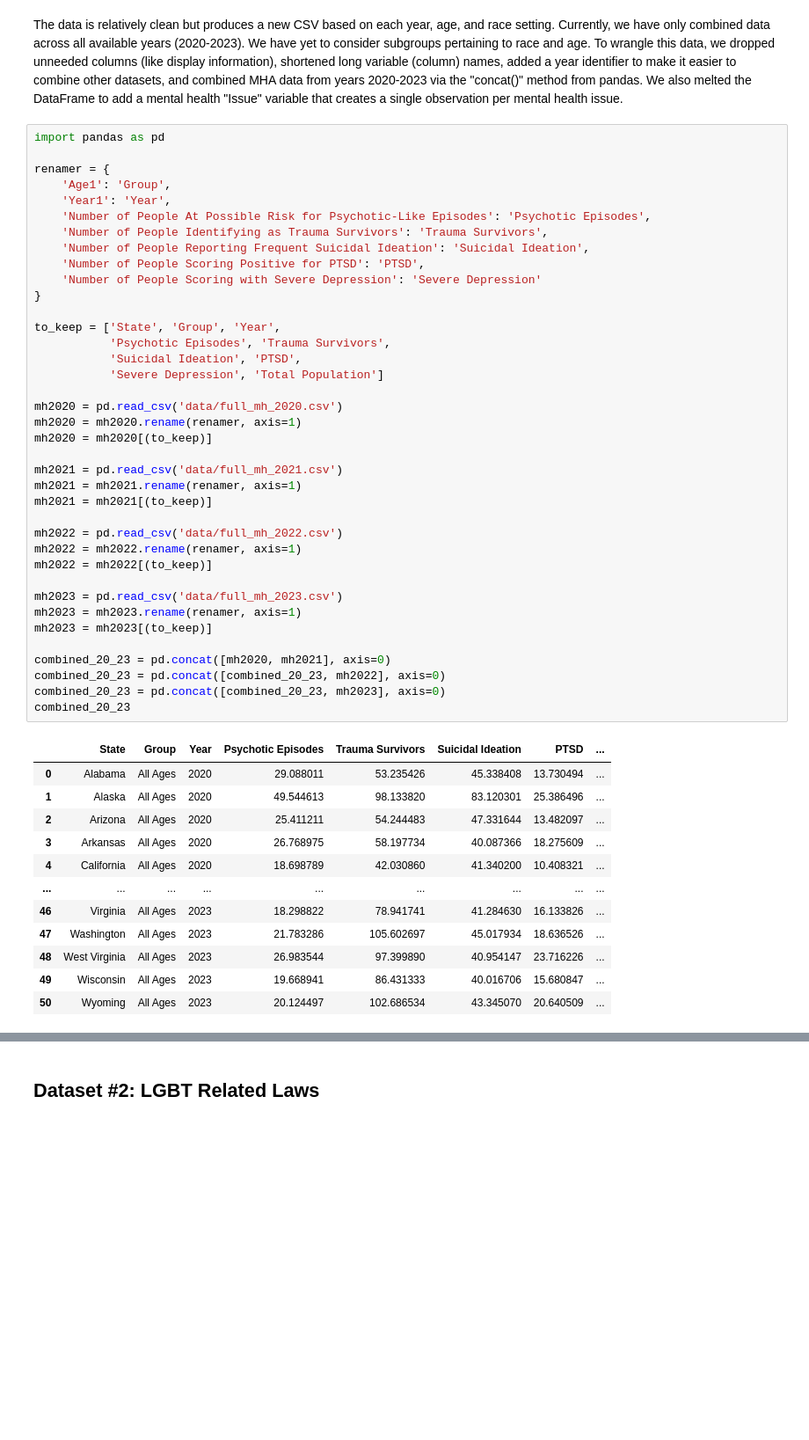
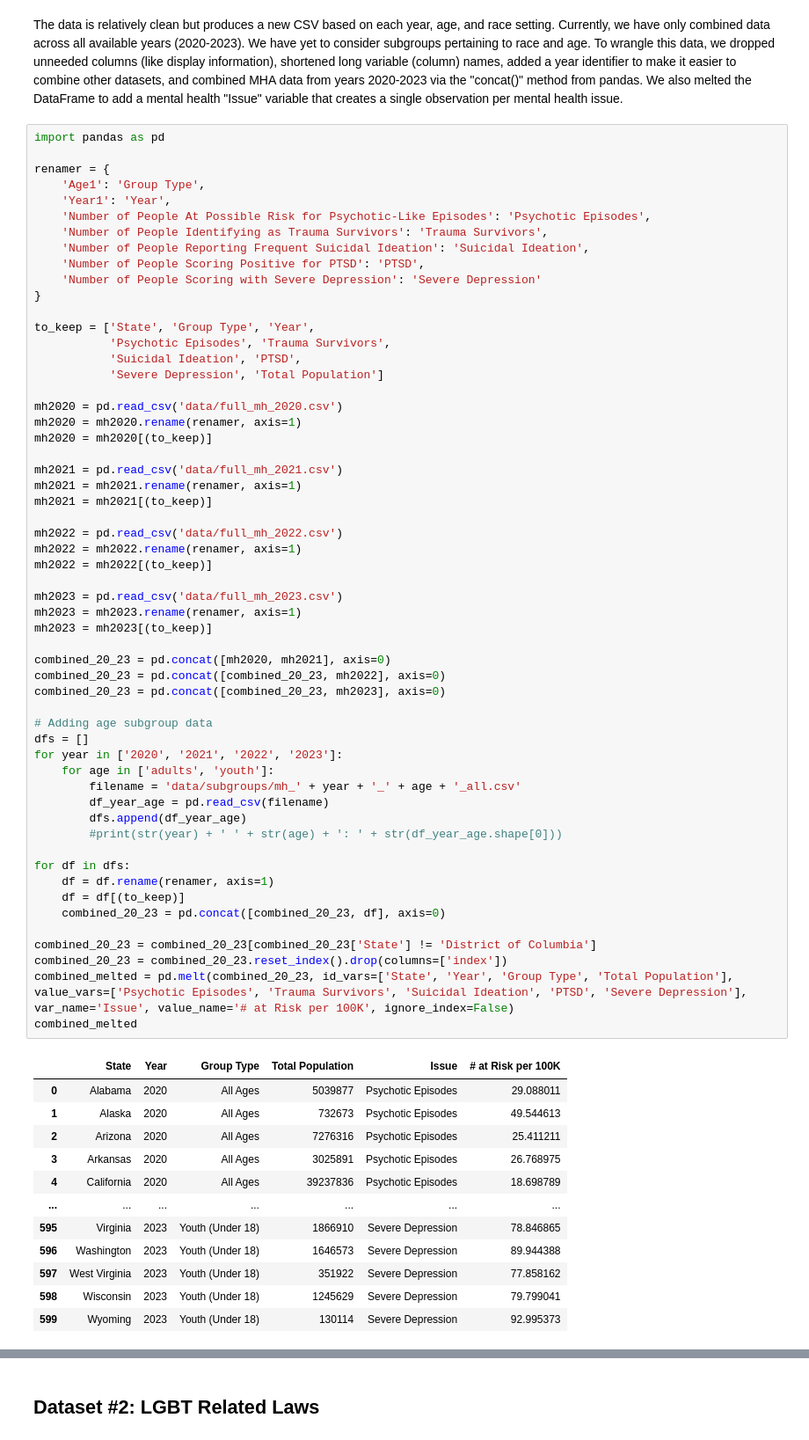
Before and after one commit to sofiatka/LGBTQ-Laws-and-MH, a Jupyter notebook: EDACheckpoint_Group126_WI24.ipynb, the cells around one changed output, grey strips where cells are left out. Shown at 88% size. Saved outputs shown, nothing was run; the diff lists cells and outputs as text; blank space fills up the shorter version.

Commit message:
updated data 1 code'

```diff
--- a/EDACheckpoint_Group126_WI24.ipynb
+++ b/EDACheckpoint_Group126_WI24.ipynb
@@ -125,50 +125,68 @@ The data is relatively clean but produces a new CSV based on each year, age, and
 import pandas as pd
 
 renamer = {
-    'Age1': 'Group',
+    'Age1': 'Group Type',
     'Year1': 'Year',
     'Number of People At Possible Risk for Psychotic-Like Episodes': 'Psychotic Episodes',
     'Number of People Identifying as Trauma Survivors': 'Trauma Survivors',
     'Number of People Reporting Frequent Suicidal Ideation': 'Suicidal Ideation',
     'Number of People Scoring Positive for PTSD': 'PTSD',
     'Number of People Scoring with Severe Depression': 'Severe Depression'
 }
 
-to_keep = ['State', 'Group', 'Year',
+to_keep = ['State', 'Group Type', 'Year',
            'Psychotic Episodes', 'Trauma Survivors',
            'Suicidal Ideation', 'PTSD',
            'Severe Depression', 'Total Population']
 
 mh2020 = pd.read_csv('data/full_mh_2020.csv')
 mh2020 = mh2020.rename(renamer, axis=1)
 mh2020 = mh2020[(to_keep)]
 
 mh2021 = pd.read_csv('data/full_mh_2021.csv')
 mh2021 = mh2021.rename(renamer, axis=1)
 mh2021 = mh2021[(to_keep)]
 
 mh2022 = pd.read_csv('data/full_mh_2022.csv')
 mh2022 = mh2022.rename(renamer, axis=1)
 mh2022 = mh2022[(to_keep)]
 
 mh2023 = pd.read_csv('data/full_mh_2023.csv')
 mh2023 = mh2023.rename(renamer, axis=1)
 mh2023 = mh2023[(to_keep)]
 
 combined_20_23 = pd.concat([mh2020, mh2021], axis=0)
 combined_20_23 = pd.concat([combined_20_23, mh2022], axis=0)
 combined_20_23 = pd.concat([combined_20_23, mh2023], axis=0)
-combined_20_23
+
+# Adding age subgroup data
+dfs = []
+for year in ['2020', '2021', '2022', '2023']:
+    for age in ['adults', 'youth']:
+        filename = 'data/subgroups/mh_' + year + '_' + age + '_all.csv'
+        df_year_age = pd.read_csv(filename)
+        dfs.append(df_year_age)
+        #print(str(year) + ' ' + str(age) + ': ' + str(df_year_age.shape[0]))
+
+for df in dfs:
+    df = df.rename(renamer, axis=1)
+    df = df[(to_keep)]
+    combined_20_23 = pd.concat([combined_20_23, df], axis=0)
+
+combined_20_23 = combined_20_23[combined_20_23['State'] != 'District of Columbia']
+combined_20_23 = combined_20_23.reset_index().drop(columns=['index'])
+combined_melted = pd.melt(combined_20_23, id_vars=['State', 'Year', 'Group Type', 'Total Population'], value_vars=['Psychotic Episodes', 'Trauma Survivors', 'Suicidal Ideation', 'PTSD', 'Severe Depression'], var_name='Issue', value_name='# at Risk per 100K', ignore_index=False)
+combined_melted
 # %% [output]
-|  | State | Group | Year | Psychotic Episodes | Trauma Survivors | Suicidal Ideation | PTSD | ... |
-| 0 | Alabama | All Ages | 2020 | 29.088011 | 53.235426 | 45.338408 | 13.730494 | ... |
-| 1 | Alaska | All Ages | 2020 | 49.544613 | 98.133820 | 83.120301 | 25.386496 | ... |
-| 2 | Arizona | All Ages | 2020 | 25.411211 | 54.244483 | 47.331644 | 13.482097 | ... |
-| 3 | Arkansas | All Ages | 2020 | 26.768975 | 58.197734 | 40.087366 | 18.275609 | ... |
-| 4 | California | All Ages | 2020 | 18.698789 | 42.030860 | 41.340200 | 10.408321 | ... |
-| ... | ... | ... | ... | ... | ... | ... | ... | ... |
-| 46 | Virginia | All Ages | 2023 | 18.298822 | 78.941741 | 41.284630 | 16.133826 | ... |
-| 47 | Washington | All Ages | 2023 | 21.783286 | 105.602697 | 45.017934 | 18.636526 | ... |
-| 48 | West Virginia | All Ages | 2023 | 26.983544 | 97.399890 | 40.954147 | 23.716226 | ... |
-| 49 | Wisconsin | All Ages | 2023 | 19.668941 | 86.431333 | 40.016706 | 15.680847 | ... |
-| 50 | Wyoming | All Ages | 2023 | 20.124497 | 102.686534 | 43.345070 | 20.640509 | ... |
+|  | State | Year | Group Type | Total Population | Issue | # at Risk per 100K |
+| 0 | Alabama | 2020 | All Ages | 5039877 | Psychotic Episodes | 29.088011 |
+| 1 | Alaska | 2020 | All Ages | 732673 | Psychotic Episodes | 49.544613 |
+| 2 | Arizona | 2020 | All Ages | 7276316 | Psychotic Episodes | 25.411211 |
+| 3 | Arkansas | 2020 | All Ages | 3025891 | Psychotic Episodes | 26.768975 |
+| 4 | California | 2020 | All Ages | 39237836 | Psychotic Episodes | 18.698789 |
+| ... | ... | ... | ... | ... | ... | ... |
+| 595 | Virginia | 2023 | Youth (Under 18) | 1866910 | Severe Depression | 78.846865 |
+| 596 | Washington | 2023 | Youth (Under 18) | 1646573 | Severe Depression | 89.944388 |
+| 597 | West Virginia | 2023 | Youth (Under 18) | 351922 | Severe Depression | 77.858162 |
+| 598 | Wisconsin | 2023 | Youth (Under 18) | 1245629 | Severe Depression | 79.799041 |
+| 599 | Wyoming | 2023 | Youth (Under 18) | 130114 | Severe Depression | 92.995373 |
```
Also changed, not shown: parts of 5 cells of this notebook.
